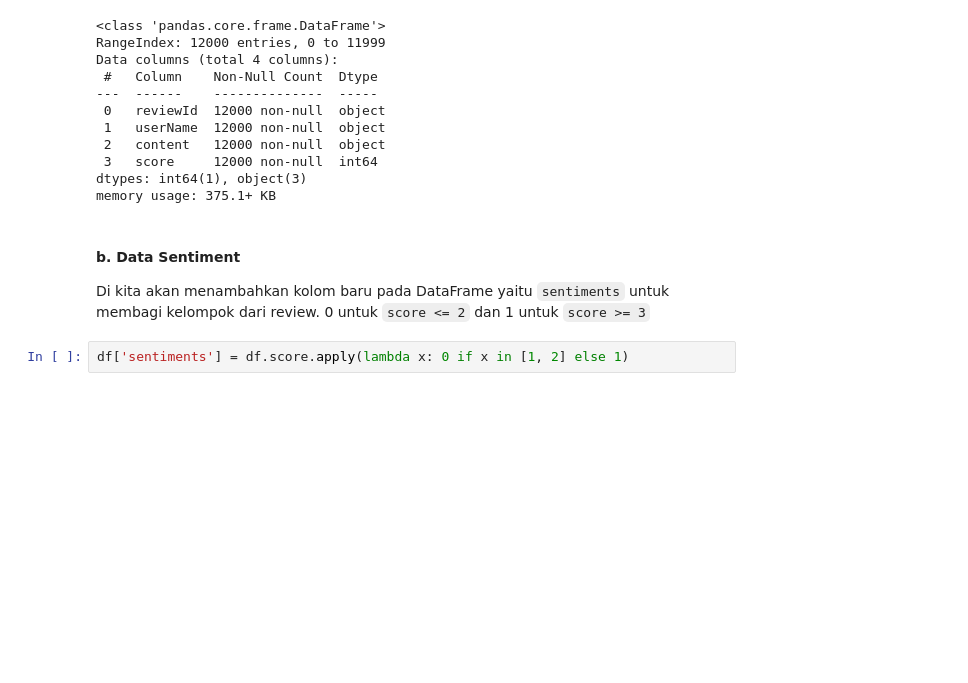
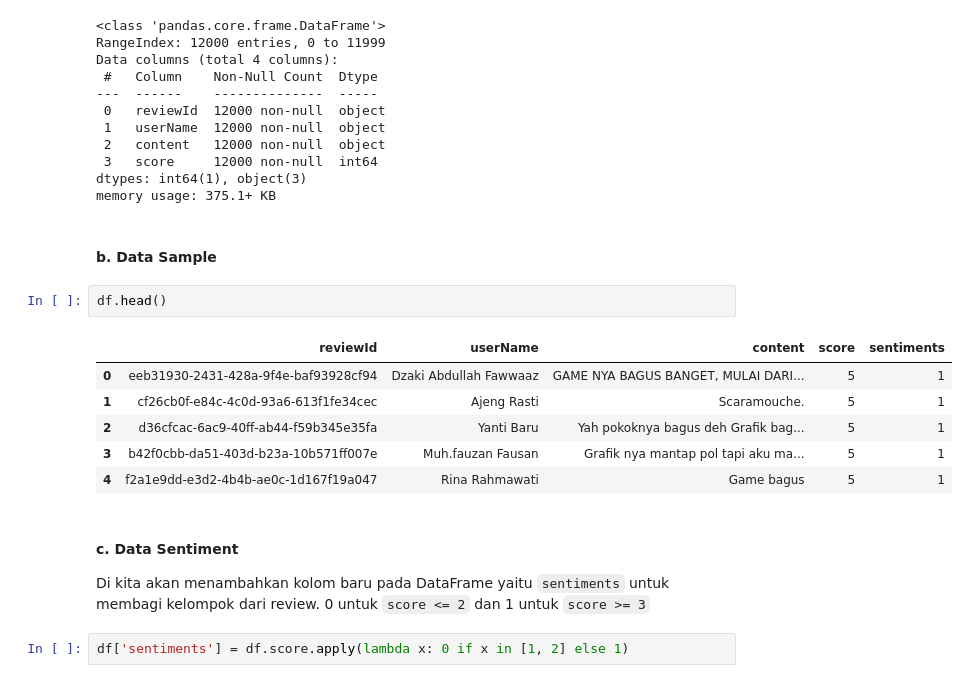
Before and after one commit to MirrorBottle/s3-kb-genshin-sentiment, a Jupyter notebook: main.ipynb, the cells around one changed output. Drawn from its saved outputs; the diff is of its cells as text; blank space fills up the shorter version.

```diff
--- a/main.ipynb
+++ b/main.ipynb
@@ -25,8 +28,19 @@ Data columns (total 4 columns):
  3   score     12000 non-null  int64
 dtypes: int64(1), object(3)
 memory usage: 375.1+ KB
+# %% [markdown]
+#### b. Data Sample
+# %%
+df.head()
+# %% [output]
+|  | reviewId | userName | content | score | sentiments |
+| 0 | eeb31930-2431-428a-9f4e-baf93928cf94 | Dzaki Abdullah Fawwaaz | GAME NYA BAGUS BANGET, MULAI DARI... | 5 | 1 |
+| 1 | cf26cb0f-e84c-4c0d-93a6-613f1fe34cec | Ajeng Rasti | Scaramouche. | 5 | 1 |
+| 2 | d36cfcac-6ac9-40ff-ab44-f59b345e35fa | Yanti Baru | Yah pokoknya bagus deh Grafik bag... | 5 | 1 |
+| 3 | b42f0cbb-da51-403d-b23a-10b571ff007e | Muh.fauzan Fausan | Grafik nya mantap pol tapi aku ma... | 5 | 1 |
+| 4 | f2a1e9dd-e3d2-4b4b-ae0c-1d167f19a047 | Rina Rahmawati | Game bagus | 5 | 1 |
 # %% [markdown]
-#### b. Data Sentiment
+#### c. Data Sentiment
 
 Di kita akan menambahkan kolom baru pada DataFrame yaitu `sentiments` untuk membagi kelompok dari review. 0 untuk `score <= 2` dan 1 untuk `score >= 3`
 # %%
```
Also changed, not shown: parts of 18 cells of this notebook.
